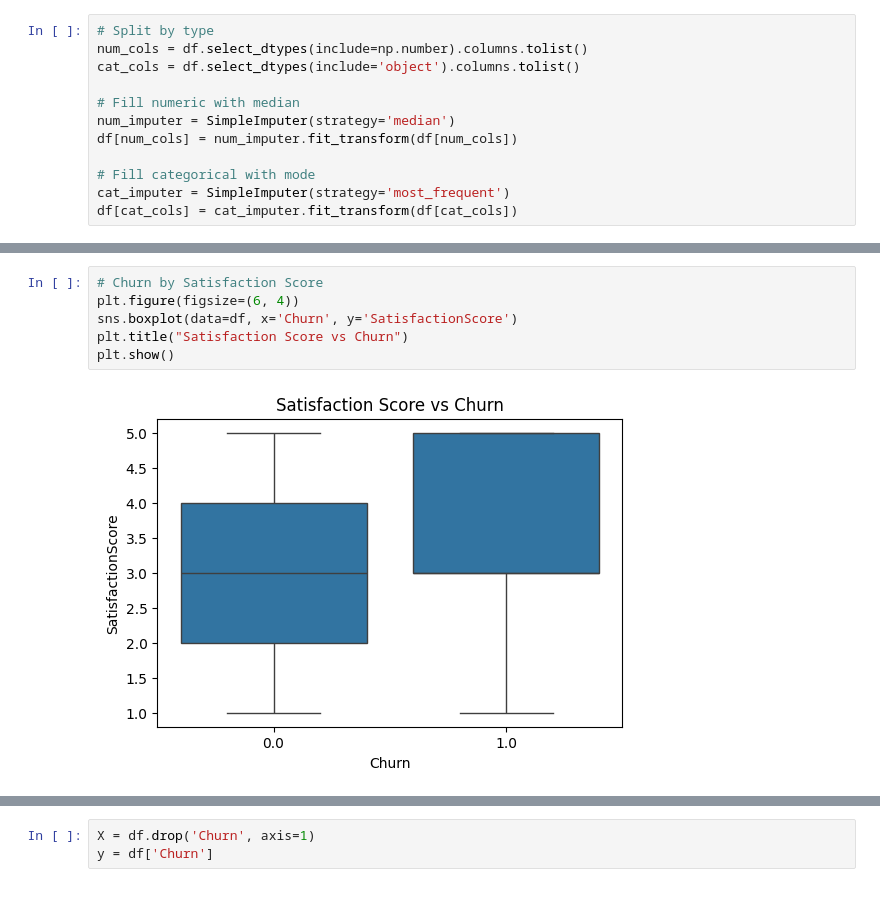
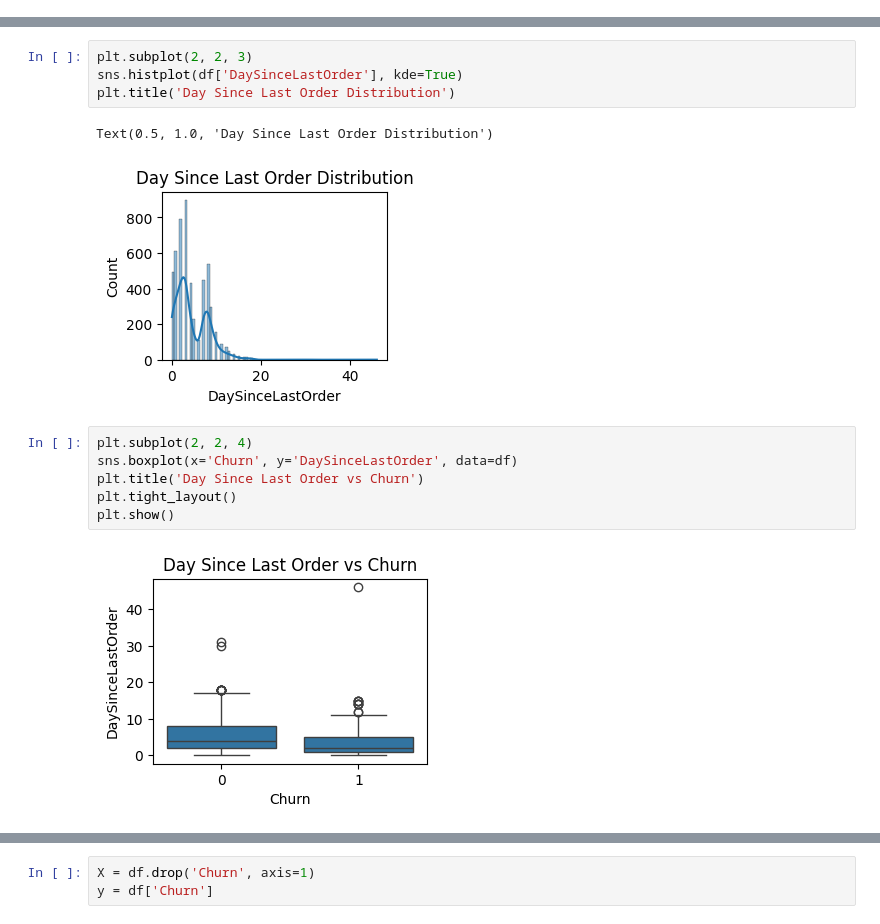
Before and after one commit to Matiin-heidari/churn-prediction, a Jupyter notebook: main.ipynb, the cells around one changed output, grey strips where cells are left out. Cells and saved outputs as stored; diff of their text form; blank space fills up the shorter version.

```diff
--- a/main.ipynb
+++ b/main.ipynb
@@ -96,12 +81,0 @@ dtype: int64
-# %%
-# Split by type
-num_cols = df.select_dtypes(include=np.number).columns.tolist()
-cat_cols = df.select_dtypes(include='object').columns.tolist()
-
-# Fill numeric with median
-num_imputer = SimpleImputer(strategy='median')
-df[num_cols] = num_imputer.fit_transform(df[num_cols])
-
-# Fill categorical with mode
-cat_imputer = SimpleImputer(strategy='most_frequent')
-df[cat_cols] = cat_imputer.fit_transform(df[cat_cols])
@@ -116,8 +109,15 @@ plt.show()
+# %%
+plt.subplot(2, 2, 3)
+sns.histplot(df['DaySinceLastOrder'], kde=True)
+plt.title('Day Since Last Order Distribution')
+# %% [output]
+Text(0.5, 1.0, 'Day Since Last Order Distribution')
+[figure, added]
 # %%
-# Churn by Satisfaction Score
-plt.figure(figsize=(6, 4))
-sns.boxplot(data=df, x='Churn', y='SatisfactionScore')
-plt.title("Satisfaction Score vs Churn")
+plt.subplot(2, 2, 4)
+sns.boxplot(x='Churn', y='DaySinceLastOrder', data=df)
+plt.title('Day Since Last Order vs Churn')
+plt.tight_layout()
 plt.show()
 # %% [output]
-[figure, old version]
+[figure, new version]
```
Also changed, not shown: parts of 90 cells of this notebook.
